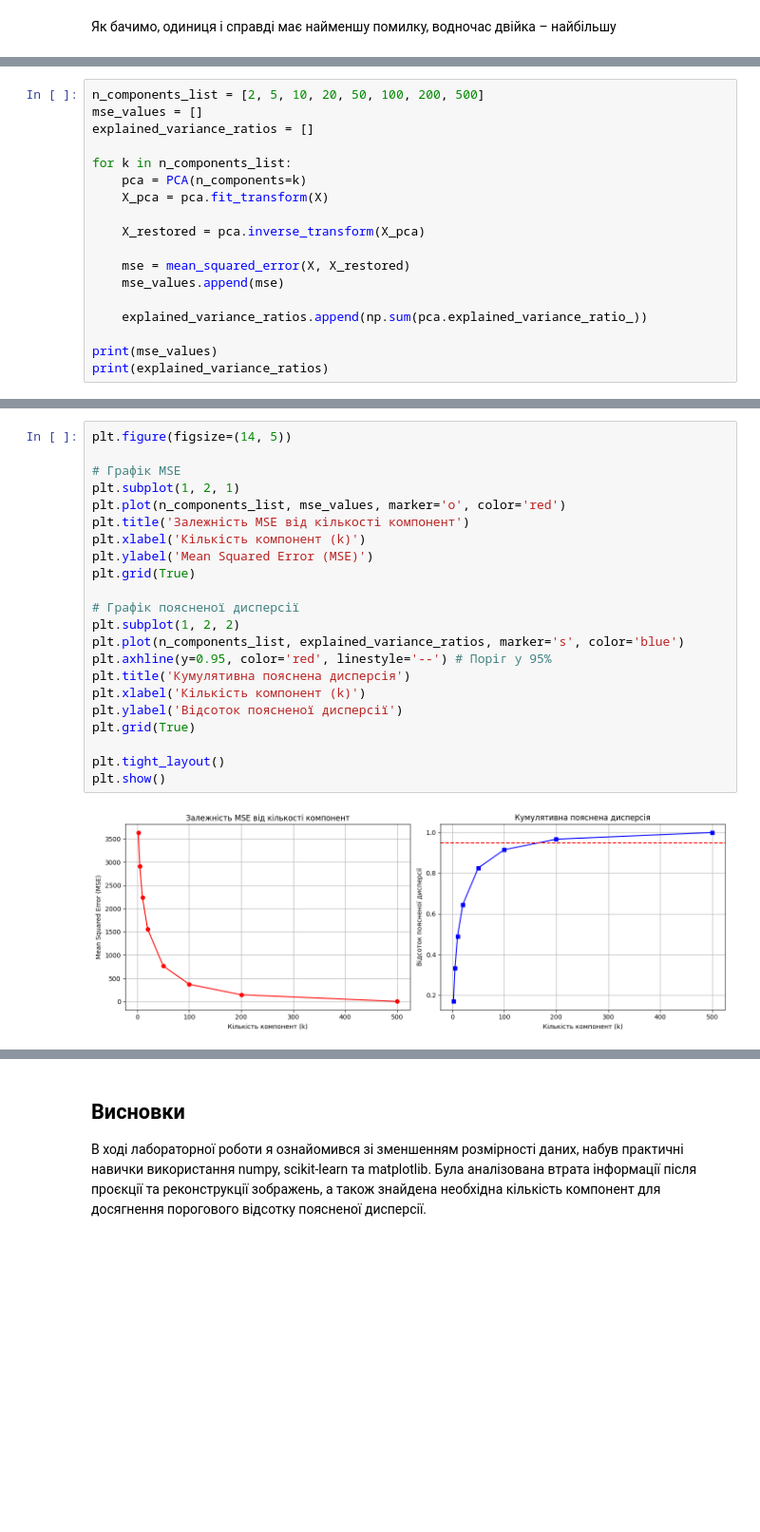
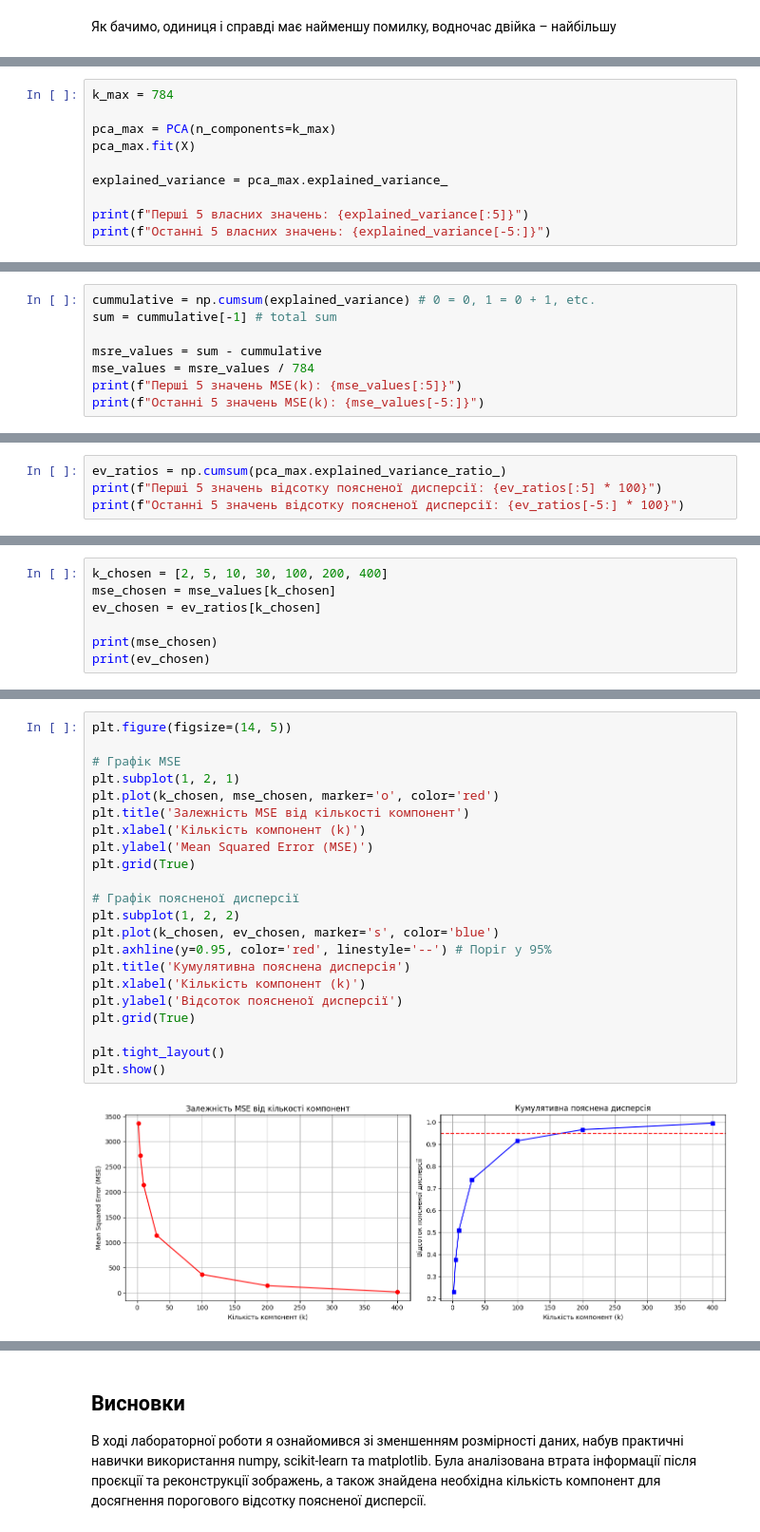
Before and after one commit to dmytro-mar/mo2026, a Jupyter notebook: lab_1.ipynb, the cells around one changed output, grey strips where cells are left out. Shown at 95% size. Cells and saved outputs as stored; diff of their text form; blank space fills up the shorter version.

```diff
--- a/lab_1.ipynb
+++ b/lab_1.ipynb
@@ -170,19 +174,11 @@ for digit in range(10):
 # %%
-n_components_list = [2, 5, 10, 20, 50, 100, 200, 500]
-mse_values = []
-explained_variance_ratios = []
+k_max = 784
 
-for k in n_components_list:
-    pca = PCA(n_components=k)
-    X_pca = pca.fit_transform(X)
+pca_max = PCA(n_components=k_max)
+pca_max.fit(X)
 
-    X_restored = pca.inverse_transform(X_pca)
+explained_variance = pca_max.explained_variance_
 
-    mse = mean_squared_error(X, X_restored)
-    mse_values.append(mse)
-
-    explained_variance_ratios.append(np.sum(pca.explained_variance_ratio_))
-
-print(mse_values)
-print(explained_variance_ratios)
+print(f"Перші 5 власних значень: {explained_variance[:5]}")
+print(f"Останні 5 власних значень: {explained_variance[-5:]}")
 # %% [output]
@@ -192,0 +199,8 @@ print(explained_variance_ratios)
+# %%
+cummulative = np.cumsum(explained_variance) # 0 = 0, 1 = 0 + 1, etc.
+sum = cummulative[-1] # total sum
+
+msre_values = sum - cummulative
+mse_values = msre_values / 784
+print(f"Перші 5 значень MSE(k): {mse_values[:5]}")
+print(f"Останні 5 значень MSE(k): {mse_values[-5:]}")
@@ -192,0 +214,4 @@ print(explained_variance_ratios)
+# %%
+ev_ratios = np.cumsum(pca_max.explained_variance_ratio_)
+print(f"Перші 5 значень відсотку поясненої дисперсії: {ev_ratios[:5] * 100}")
+print(f"Останні 5 значень відсотку поясненої дисперсії: {ev_ratios[-5:] * 100}")
@@ -192,0 +223,7 @@ print(explained_variance_ratios)
+# %%
+k_chosen = [2, 5, 10, 30, 100, 200, 400]
+mse_chosen = mse_values[k_chosen]
+ev_chosen = ev_ratios[k_chosen]
+
+print(mse_chosen)
+print(ev_chosen)
@@ -193,25 +235,25 @@ print(explained_variance_ratios)
 # %%
 plt.figure(figsize=(14, 5))
 
 # Графік MSE
 plt.subplot(1, 2, 1)
-plt.plot(n_components_list, mse_values, marker='o', color='red')
+plt.plot(k_chosen, mse_chosen, marker='o', color='red')
 plt.title('Залежність MSE від кількості компонент')
 plt.xlabel('Кількість компонент (k)')
 plt.ylabel('Mean Squared Error (MSE)')
 plt.grid(True)
 
 # Графік поясненої дисперсії
 plt.subplot(1, 2, 2)
-plt.plot(n_components_list, explained_variance_ratios, marker='s', color='blue')
+plt.plot(k_chosen, ev_chosen, marker='s', color='blue')
 plt.axhline(y=0.95, color='red', linestyle='--') # Поріг у 95%
 plt.title('Кумулятивна пояснена дисперсія')
 plt.xlabel('Кількість компонент (k)')
 plt.ylabel('Відсоток поясненої дисперсії')
 plt.grid(True)
 
 plt.tight_layout()
 plt.show()
 # %% [output]
-[figure, old version]
+[figure, new version]
 # %% [markdown]
```
Also changed, not shown: parts of 14 cells of this notebook.
